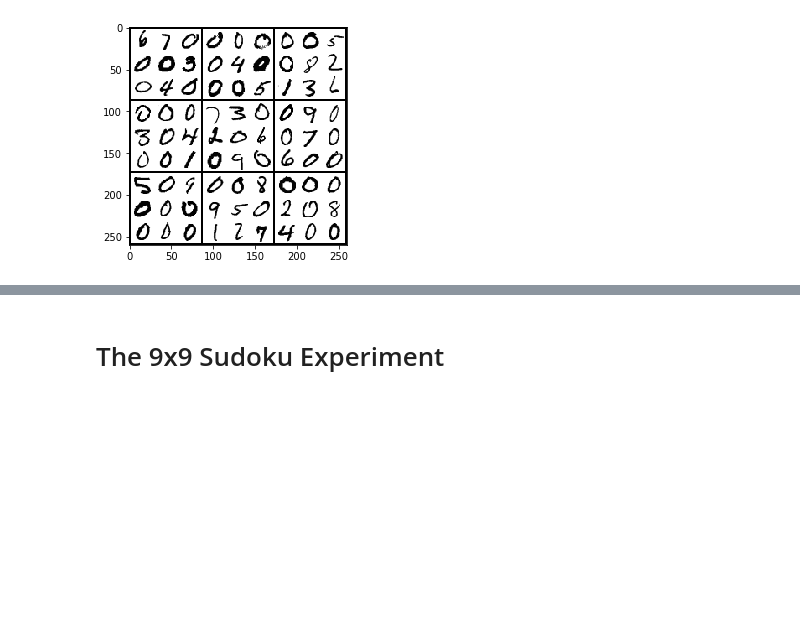
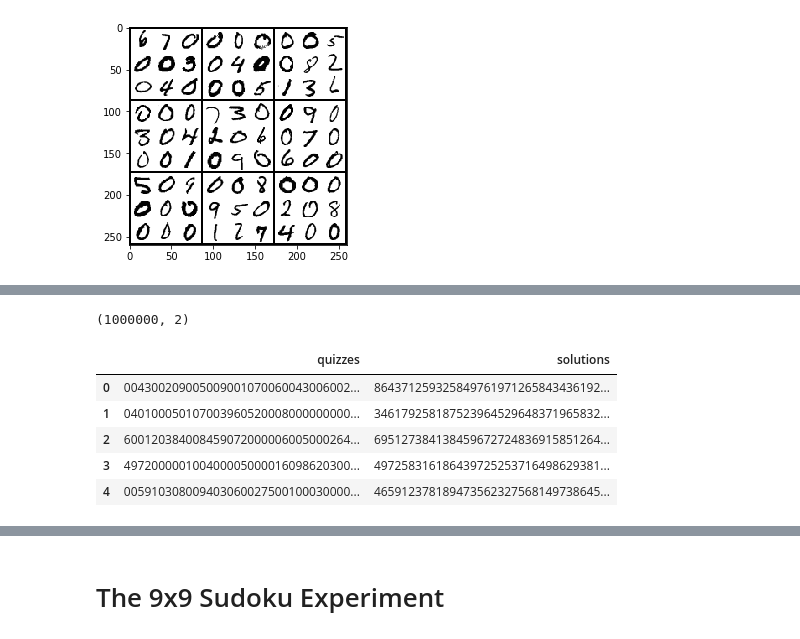
Before and after one commit to paulperry/SATNet, a Jupyter notebook: notebooks/Learning and Solving Sudoku via SATNet.ipynb, the cells around one changed output, grey strips where cells are left out. Saved outputs shown, nothing was run; the diff lists cells and outputs as text; code cells hidden in the pictures; blank space fills up the shorter version.

```diff
--- a/notebooks/Learning and Solving Sudoku via SATNet.ipynb
+++ b/notebooks/Learning and Solving Sudoku via SATNet.ipynb
@@ -225,0 +294,14 @@ tensor([0., 0., 0., 0., 0., 1., 0., 0., 0., 0., 0., 0., 0., 0., 0., 1., 0., 0.,
+# %%
+kaggle_sudoku = pd.read_csv('./sudoku.csv')
+kaggle_sudoku.shape
+# %% [output]
+(1000000, 2)
+# %%
+kaggle_sudoku.head()
+# %% [output]
+|  | quizzes | solutions |
+| 0 | 004300209005009001070060043006002... | 864371259325849761971265843436192... |
+| 1 | 040100050107003960520008000000000... | 346179258187523964529648371965832... |
+| 2 | 600120384008459072000006005000264... | 695127384138459672724836915851264... |
+| 3 | 497200000100400005000016098620300... | 497258316186439725253716498629381... |
+| 4 | 005910308009403060027500100030000... | 465912378189473562327568149738645... |
```
Also changed, not shown: parts of 38 cells of this notebook.
